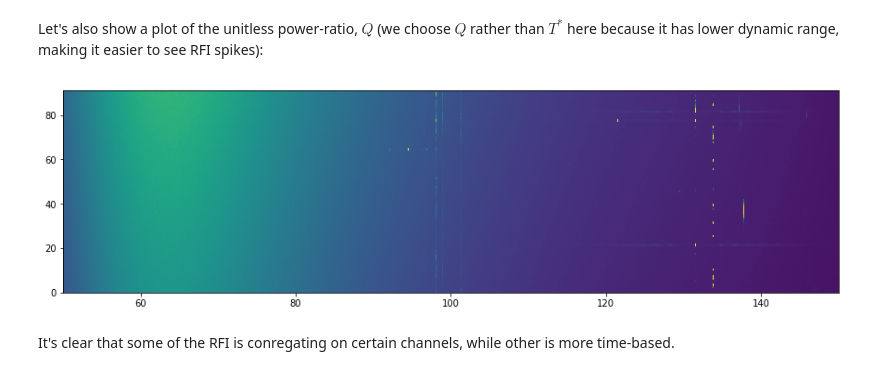
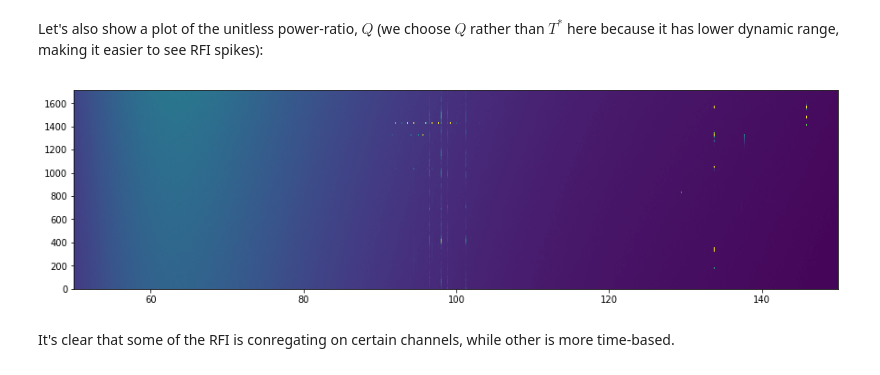
Before and after one commit to edges-collab/edges-analysis, a Jupyter notebook: docs/demos/rfi_algorithm_exploration.ipynb, the cells around one changed output. Cells and saved outputs as stored; diff of their text form; code cells hidden in the pictures.

```diff
--- a/docs/demos/rfi_algorithm_exploration.ipynb
+++ b/docs/demos/rfi_algorithm_exploration.ipynb
@@ -27,7 +24,7 @@ The autoreload extension is already loaded. To reload it, use:
 # %% [markdown]
 Now read the data (it has been pre-calibrated using `edges-analysis calibrate`). No RFI flagging was performed on the raw spectra in Level1, so that we can test our xRFI routines from scratch:
 # %%
-data = Level1("/data5/edges/data/steven-level-cache/level1/deb0bda3870d13dba0348fa7c2c3f26f/2020_076_01_10_48.h5")
+data = Level1("/data5/edges/data/steven-level-cache/level1/c6e9a97917c96bdaa566322516d30607/2020_094_00_00_30.h5")
 # %% [markdown]
 We make a plot of the input raw spectra, averaged over time:
 # %%
@@ -51,13 +48,13 @@ Let's also show a plot of the unitless power-ratio, $Q$ (we choose $Q$ rather th
 # %%
 fig, ax = plt.subplots(1, 1, figsize=(15, 4))
 ax.imshow(
-    data.spectra['Q'],
+    data.spectra['Q'][200:300],
     aspect='auto',
     extent=(data.raw_frequencies.min(), data.raw_frequencies.max(), 0, data.spectrum.shape[0]),
     vmin=0, vmax=4
 );
 # %% [output]
-[figure, old version]
+[figure, new version]
 # %% [markdown]
 It's clear that some of the RFI is conregating on certain channels, while other is more time-based.
 # %% [markdown]
```
Also changed, not shown: parts of 11 cells of this notebook, 31 other files.
